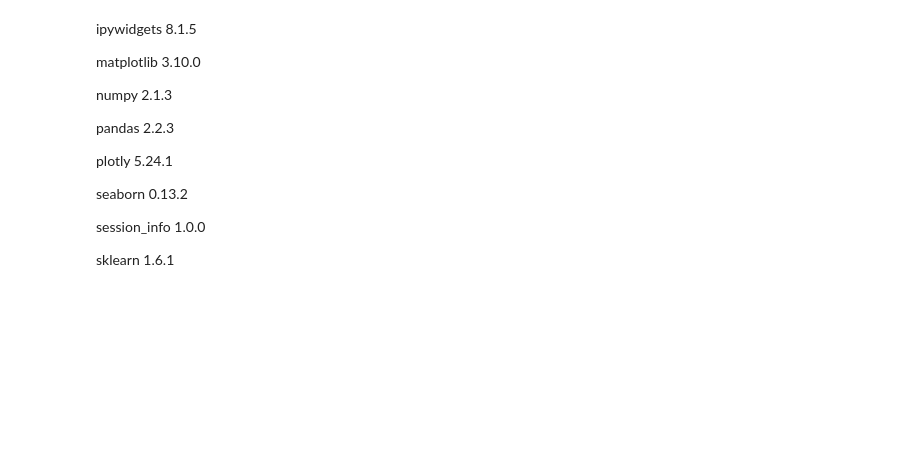
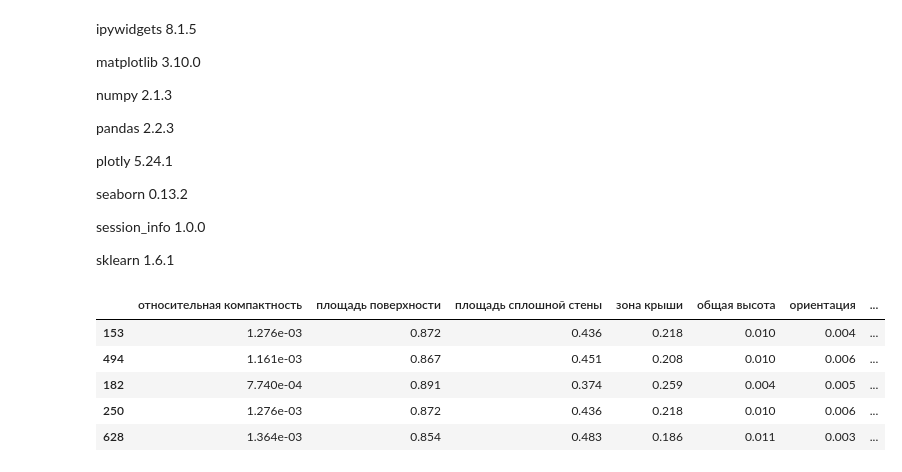
Before and after one commit to nikoloskorzun/Intelligent_analysis_and_data_processing, a Jupyter notebook: Intelligent analysis and data processing/lab1/lab1 copy.ipynb, the cells around one changed output. Saved outputs shown, nothing was run; the diff lists cells and outputs as text; code cells hidden in the pictures; blank space fills up the shorter version.

```diff
--- a/Intelligent analysis and data processing/lab1/lab1 copy.ipynb
+++ b/Intelligent analysis and data processing/lab1/lab1 copy.ipynb
@@ -813,0 +884,9 @@ sklearn             1.6.1
+# %%
+X_train.head()
+# %% [output]
+|  | относительная компактность | площадь поверхности | площадь сплошной стены | зона крыши | общая высота | ориентация | ... |
+| 153 | 1.276e-03 | 0.872 | 0.436 | 0.218 | 0.010 | 0.004 | ... |
+| 494 | 1.161e-03 | 0.867 | 0.451 | 0.208 | 0.010 | 0.006 | ... |
+| 182 | 7.740e-04 | 0.891 | 0.374 | 0.259 | 0.004 | 0.005 | ... |
+| 250 | 1.276e-03 | 0.872 | 0.436 | 0.218 | 0.010 | 0.006 | ... |
+| 628 | 1.364e-03 | 0.854 | 0.483 | 0.186 | 0.011 | 0.003 | ... |
```
Also changed, not shown: parts of 13 cells of this notebook.
